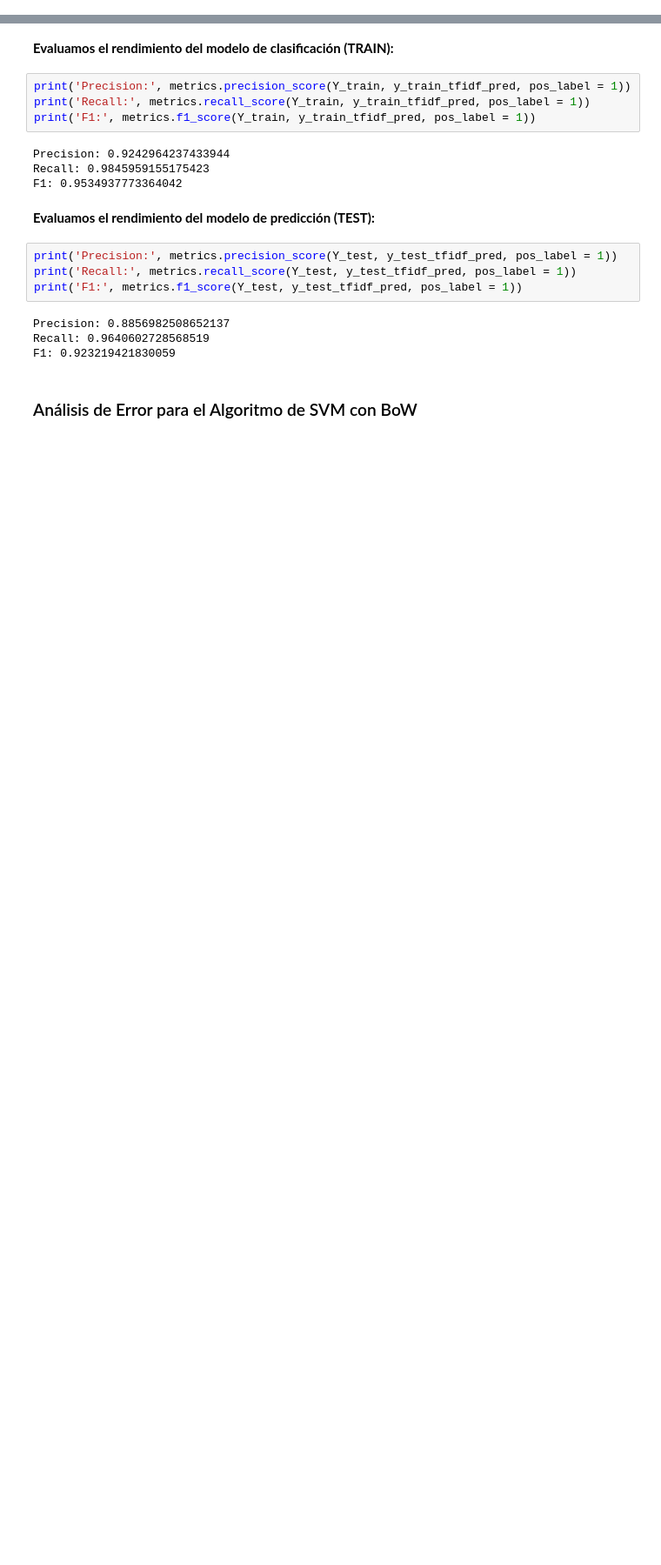
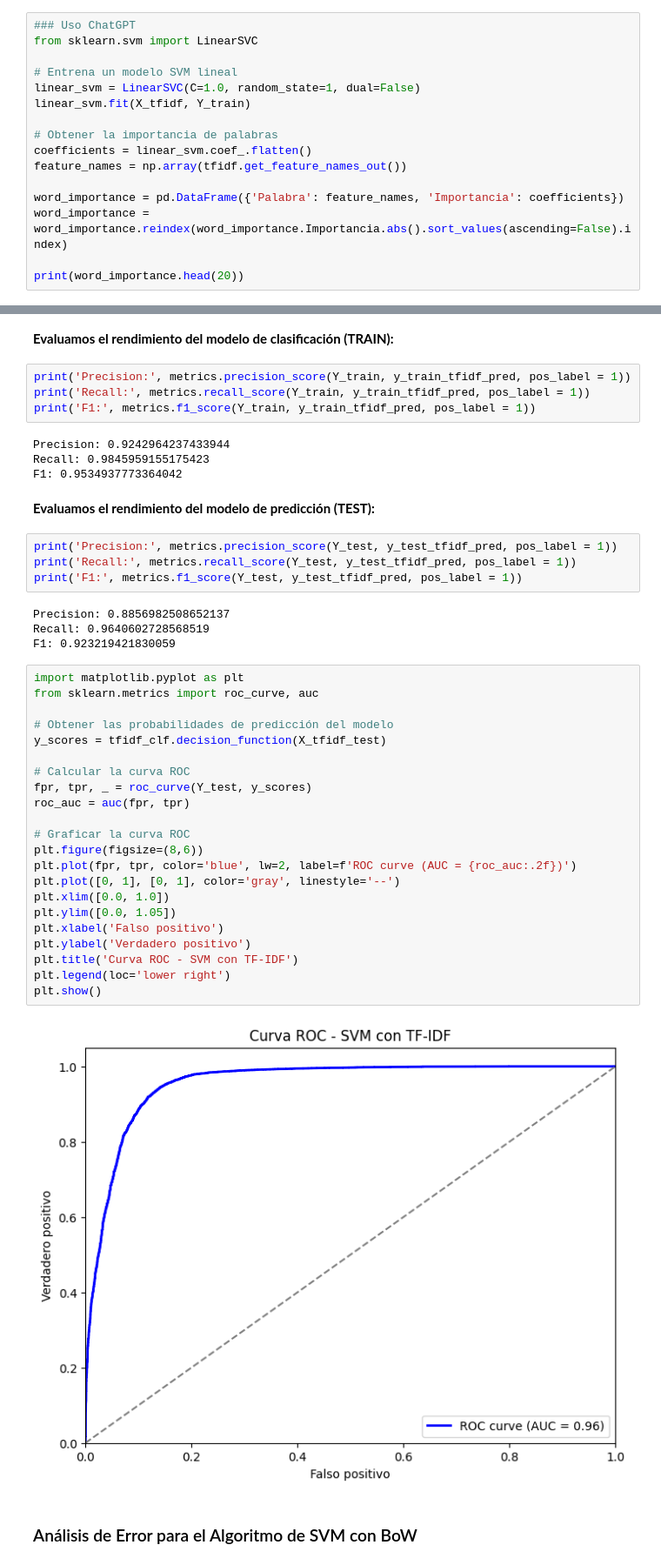
Before and after one commit to InteligenciaNegocios-G14/Proyecto1, a Jupyter notebook: Proyeto1.ipynb, the cells around one changed output, grey strips where cells are left out. Shown at 87% size. Saved outputs shown, nothing was run; the diff lists cells and outputs as text; blank space fills up the shorter version.

Commit message:
curva

```diff
--- a/Proyeto1.ipynb
+++ b/Proyeto1.ipynb
@@ -373,0 +377,16 @@ weighted avg       0.91      0.91      0.91     16986
+# %%
+### Uso ChatGPT
+from sklearn.svm import LinearSVC
+
+# Entrena un modelo SVM lineal
+linear_svm = LinearSVC(C=1.0, random_state=1, dual=False)
+linear_svm.fit(X_tfidf, Y_train)
+
+# Obtener la importancia de palabras
+coefficients = linear_svm.coef_.flatten()
+feature_names = np.array(tfidf.get_feature_names_out())
+
+word_importance = pd.DataFrame({'Palabra': feature_names, 'Importancia': coefficients})
+word_importance = word_importance.reindex(word_importance.Importancia.abs().sort_values(ascending=False).index)
+
+print(word_importance.head(20))
@@ -462,6 +503,30 @@ print('F1:', metrics.f1_score(Y_test, y_test_tfidf_pred, pos_label = 1))
 Precision: 0.8856982508652137
 Recall: 0.9640602728568519
 F1: 0.923219421830059
+# %%
+import matplotlib.pyplot as plt
+from sklearn.metrics import roc_curve, auc
+
+# Obtener las probabilidades de predicción del modelo
+y_scores = tfidf_clf.decision_function(X_tfidf_test)
+
+# Calcular la curva ROC
+fpr, tpr, _ = roc_curve(Y_test, y_scores)
+roc_auc = auc(fpr, tpr)
+
+# Graficar la curva ROC
+plt.figure(figsize=(8,6))
+plt.plot(fpr, tpr, color='blue', lw=2, label=f'ROC curve (AUC = {roc_auc:.2f})')
+plt.plot([0, 1], [0, 1], color='gray', linestyle='--')
+plt.xlim([0.0, 1.0])
+plt.ylim([0.0, 1.05])
+plt.xlabel('Falso positivo')
+plt.ylabel('Verdadero positivo')
+plt.title('Curva ROC - SVM con TF-IDF')
+plt.legend(loc='lower right')
+plt.show()
+# %% [output]
+[figure, added]
 # %% [markdown]
 ### Análisis de Error para el Algoritmo de SVM con BoW
 # %%
```
Also changed, not shown: parts of 6 cells of this notebook.
